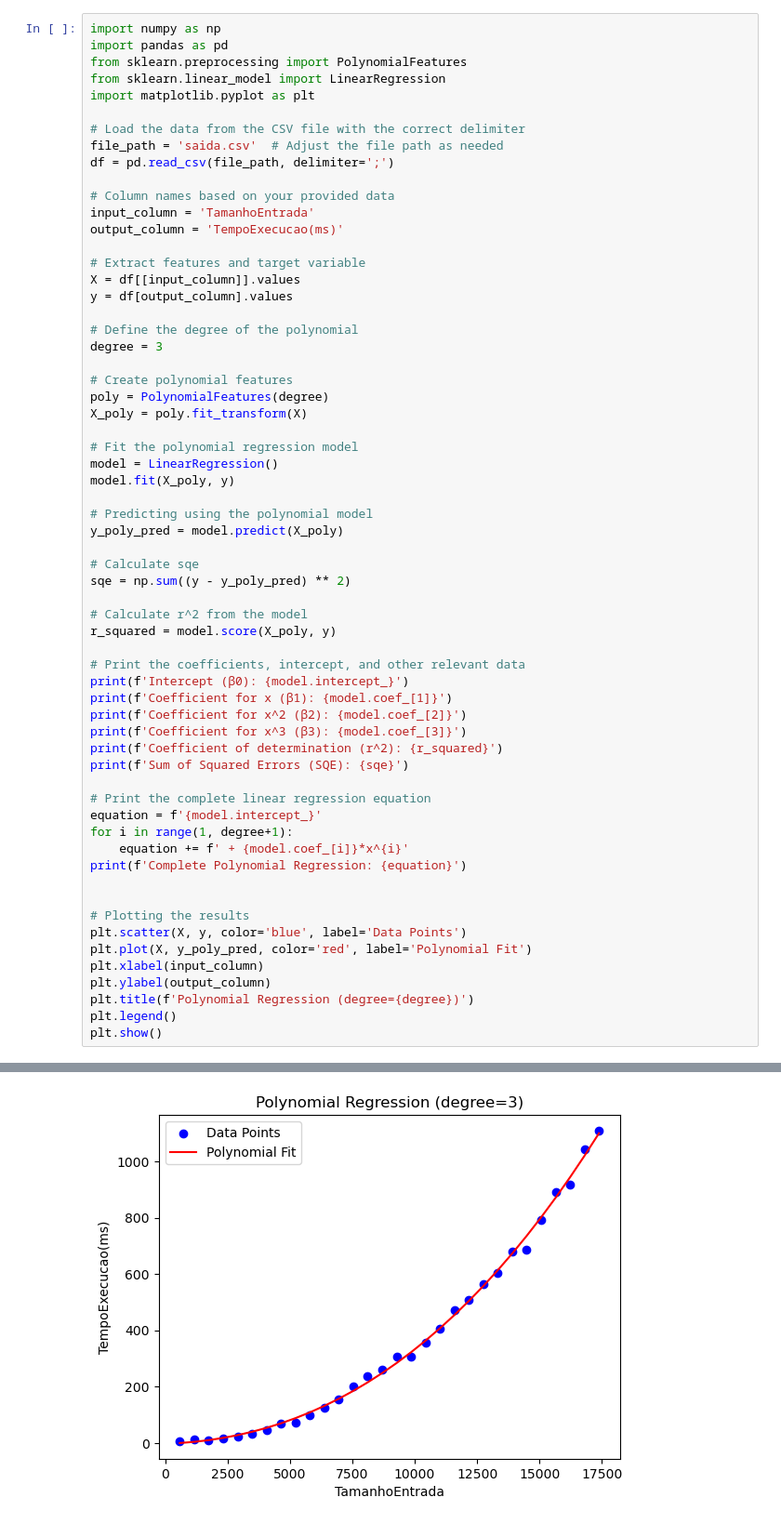
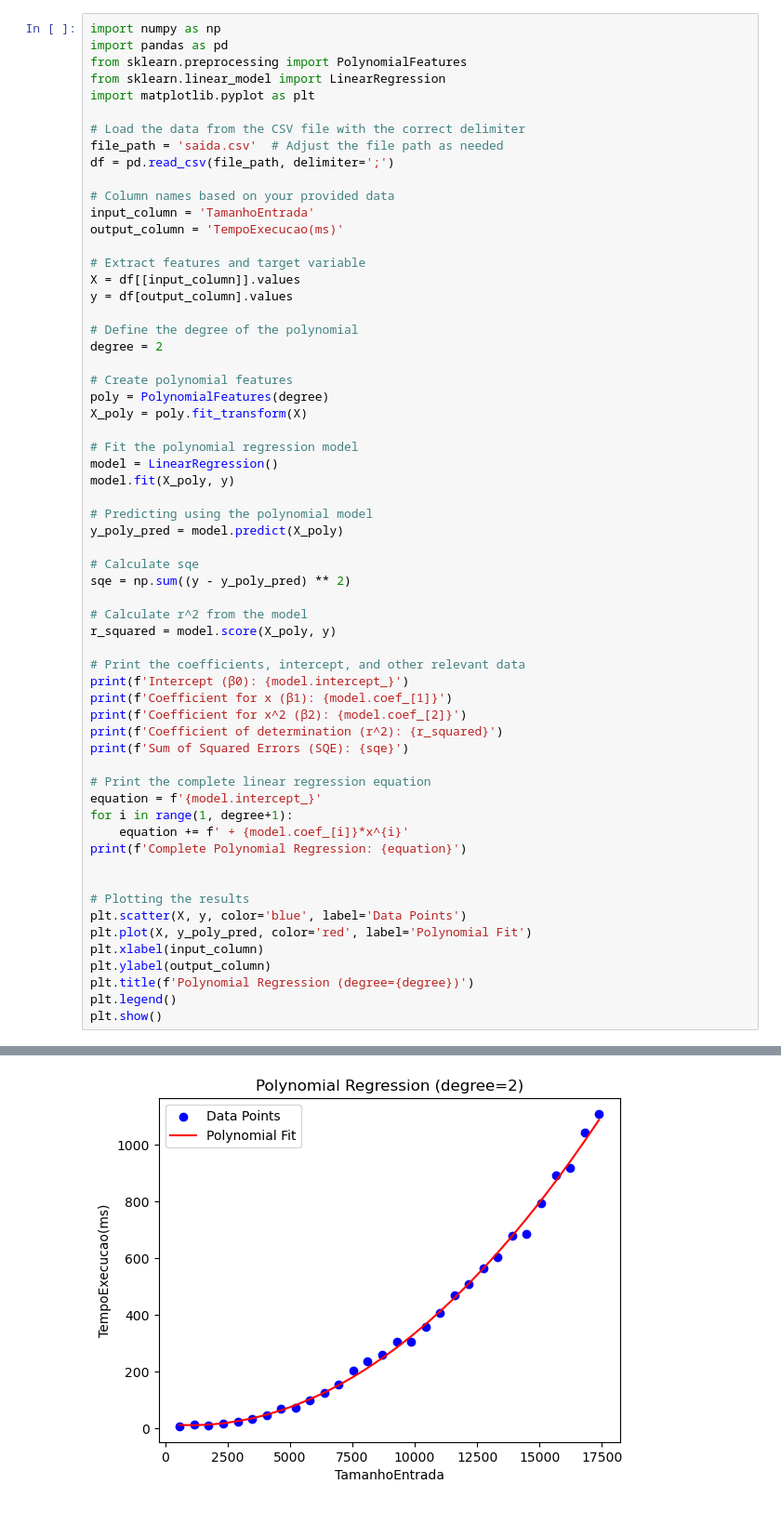
Before and after one commit to barros-luis/PI3SprintMATCP, a Jupyter notebook: sample.ipynb, the cells around one changed output, grey strips where cells are left out. Shown at 93% size. Cells and saved outputs as stored; diff of their text form.

```diff
--- a/sample.ipynb
+++ b/sample.ipynb
@@ -139,7 +146,7 @@ X = df[[input_column]].values
 y = df[output_column].values
 
 # Define the degree of the polynomial
-degree = 3
+degree = 2
 
 # Create polynomial features
 poly = PolynomialFeatures(degree)
@@ -162,7 +169,6 @@ r_squared = model.score(X_poly, y)
 print(f'Intercept (β0): {model.intercept_}')
 print(f'Coefficient for x (β1): {model.coef_[1]}')
 print(f'Coefficient for x^2 (β2): {model.coef_[2]}')
-print(f'Coefficient for x^3 (β3): {model.coef_[3]}')
 print(f'Coefficient of determination (r^2): {r_squared}')
 print(f'Sum of Squared Errors (SQE): {sqe}')
 
@@ -192,2 +197,2 @@ Complete Polynomial Regression: -2.7478425213376454 + 0.0028252257832099*x^1 + 2
-[figure, old version]
+[figure, new version]
 # %% [markdown]
```
Also changed, not shown: parts of 3 cells of this notebook.
